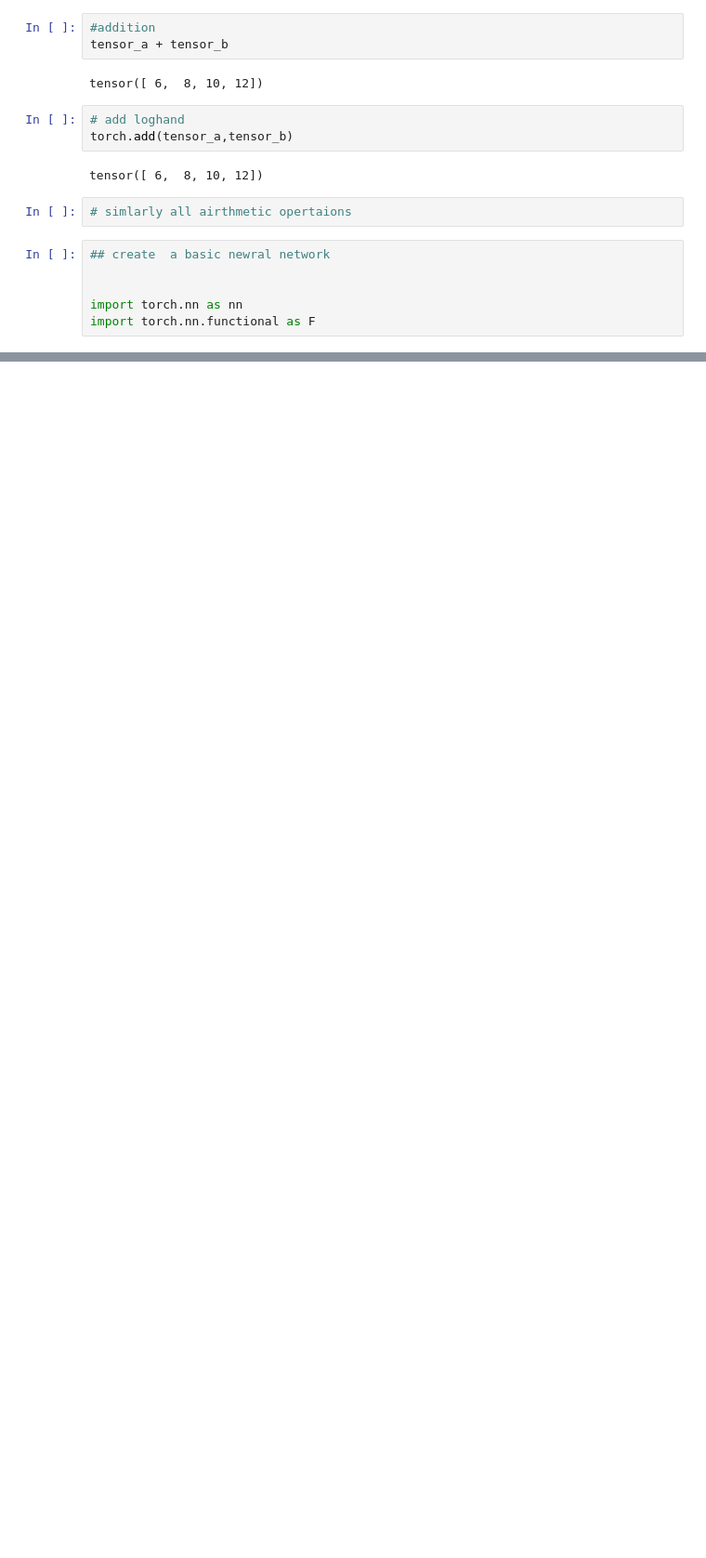
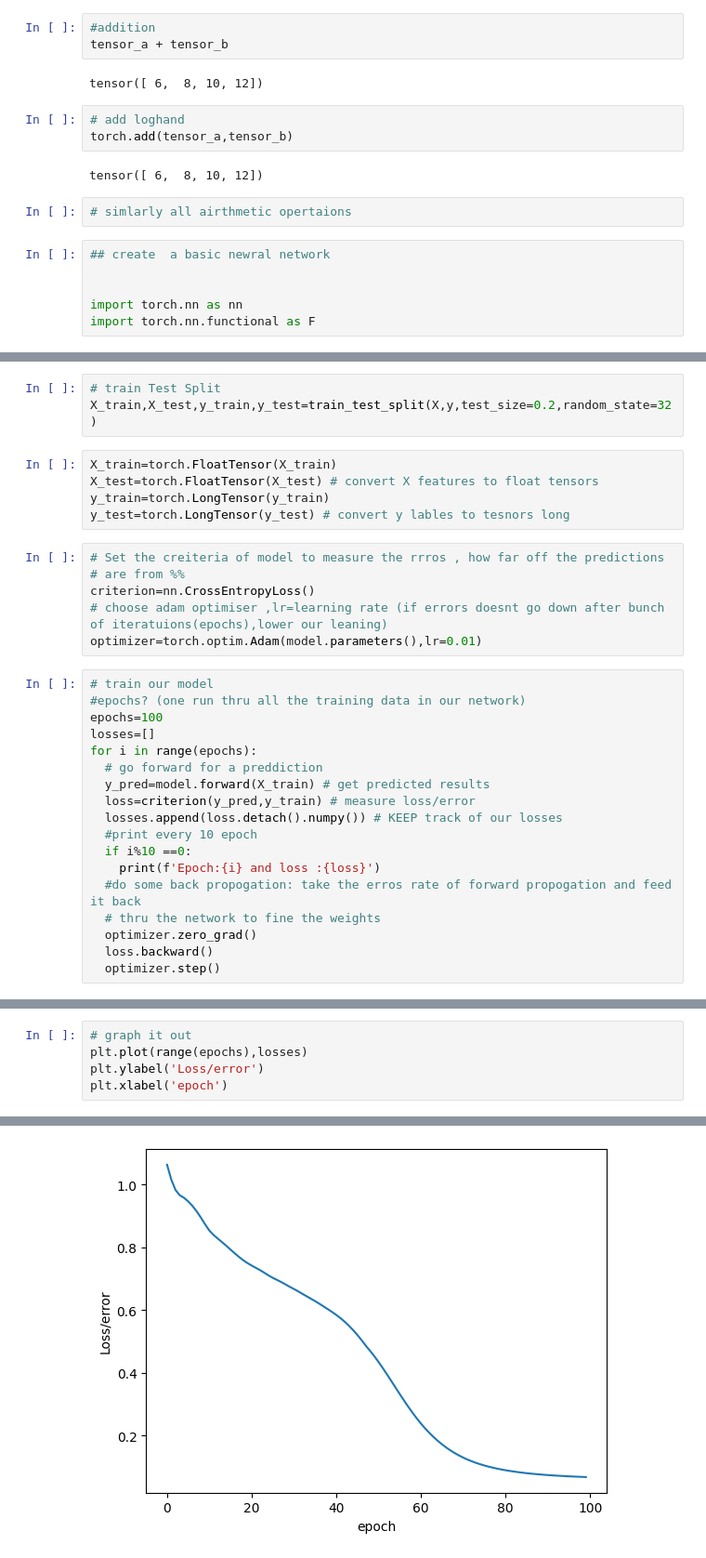
Before and after one commit to sunamkundal01/machine-learning-tutorials, a Jupyter notebook: pytorch.ipynb, the cells around one changed output, grey strips where cells are left out. Shown: that part at 93% size. Cells and saved outputs as stored; diff of their text form; blank space fills up the shorter version.

```diff
--- a/pytorch.ipynb
+++ b/pytorch.ipynb
@@ -169,0 +225,32 @@ model=Model()
+# %%
+# train Test Split
+X_train,X_test,y_train,y_test=train_test_split(X,y,test_size=0.2,random_state=32)
+# %%
+X_train=torch.FloatTensor(X_train)
+X_test=torch.FloatTensor(X_test) # convert X features to float tensors
+y_train=torch.LongTensor(y_train)
+y_test=torch.LongTensor(y_test) # convert y lables to tesnors long
+# %%
+# Set the creiteria of model to measure the rrros , how far off the predictions
+# are from %%
+criterion=nn.CrossEntropyLoss()
+# choose adam optimiser ,lr=learning rate (if errors doesnt go down after bunch of iteratuions(epochs),lower our leaning)
+optimizer=torch.optim.Adam(model.parameters(),lr=0.01)
+# %%
+# train our model
+#epochs? (one run thru all the training data in our network)
+epochs=100
+losses=[]
+for i in range(epochs):
+  # go forward for a preddiction
+  y_pred=model.forward(X_train) # get predicted results
+  loss=criterion(y_pred,y_train) # measure loss/error
+  losses.append(loss.detach().numpy()) # KEEP track of our losses
+  #print every 10 epoch
+  if i%10 ==0:
+    print(f'Epoch:{i} and loss :{loss}')
+  #do some back propogation: take the erros rate of forward propogation and feed it back
+  # thru the network to fine the weights
+  optimizer.zero_grad()
+  loss.backward()
+  optimizer.step()
@@ -169,0 +268,6 @@ model=Model()
+# %%
+# graph it out
+plt.plot(range(epochs),losses)
+plt.ylabel('Loss/error')
+plt.xlabel('epoch')
+# %% [output]
@@ -169,0 +275 @@ model=Model()
+[figure, added]
```
Also changed, not shown: parts of 27 cells of this notebook.
